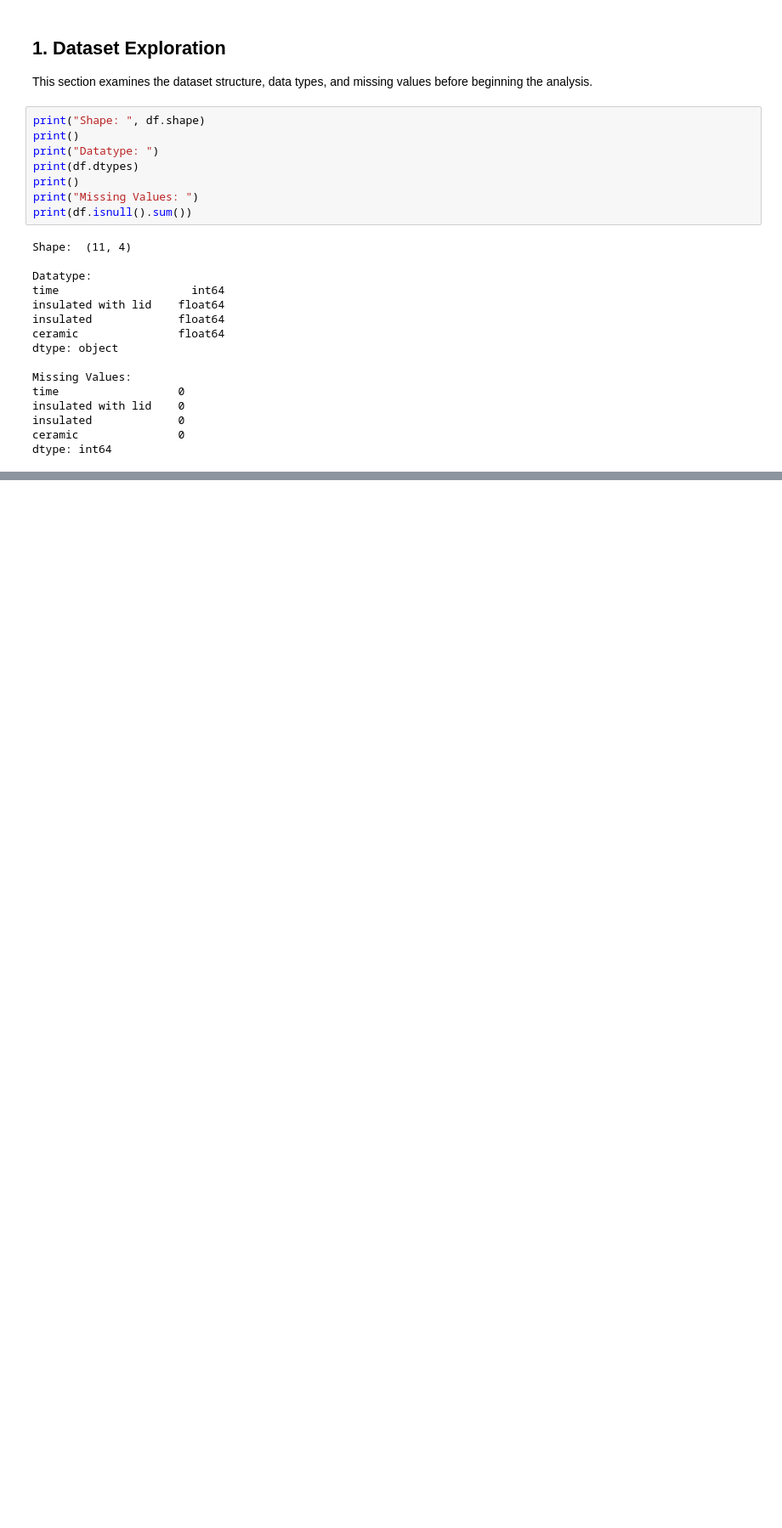
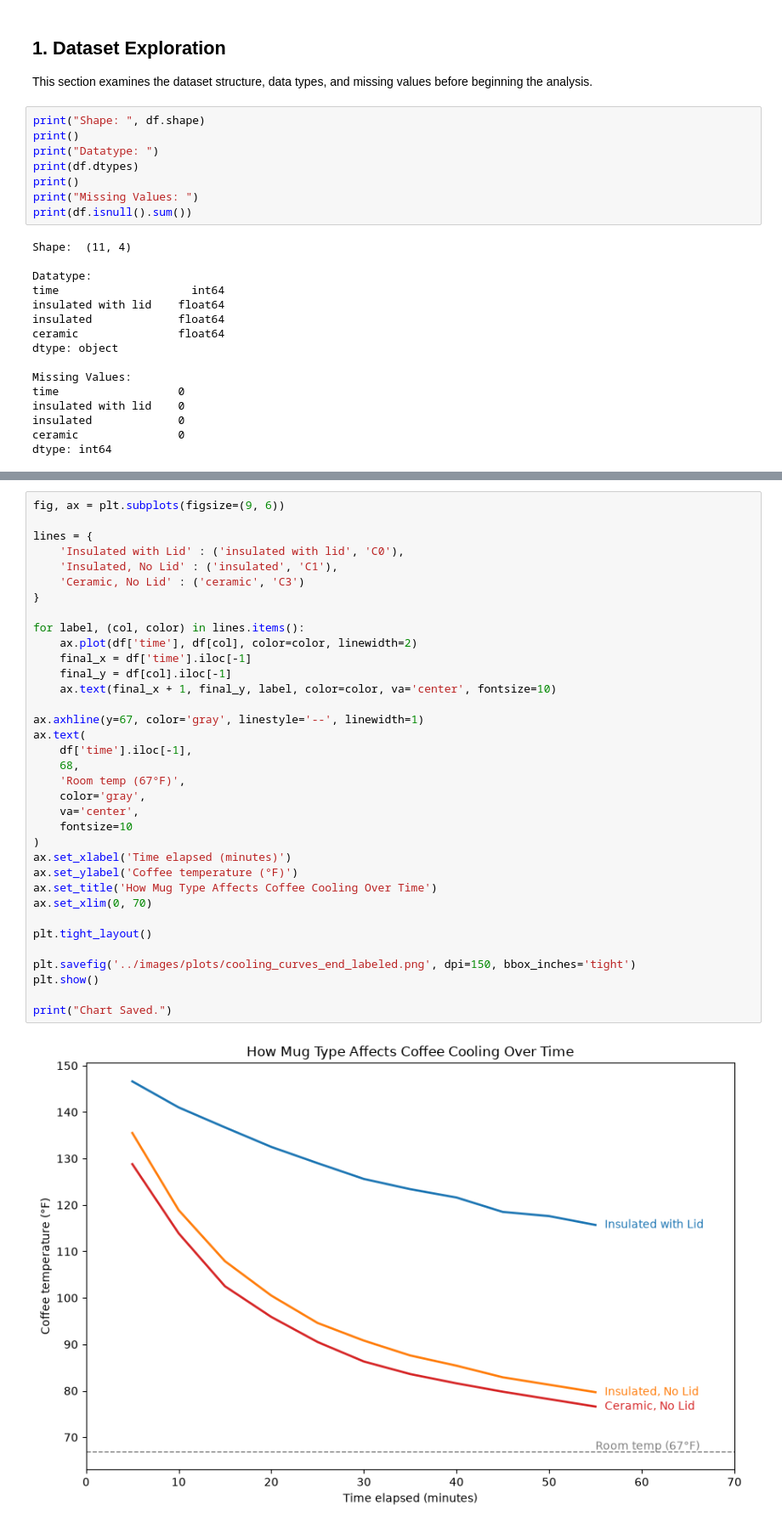
Before and after one commit to dakshita01/data-science-portfolio, a Jupyter notebook: 05-cooling-coffee/notebook/cooling_coffee.ipynb, the cells around one changed output, grey strips where cells are left out. Shown at 85% size. Drawn from its saved outputs; the diff is of its cells as text; blank space fills up the shorter version.

```diff
--- a/05-cooling-coffee/notebook/cooling_coffee.ipynb
+++ b/05-cooling-coffee/notebook/cooling_coffee.ipynb
@@ -56,0 +123,37 @@ dtype: int64
+# %%
+fig, ax = plt.subplots(figsize=(9, 6))
+
+lines = {
+    'Insulated with Lid' : ('insulated with lid', 'C0'),
+    'Insulated, No Lid' : ('insulated', 'C1'),
+    'Ceramic, No Lid' : ('ceramic', 'C3')
+}
+
+for label, (col, color) in lines.items():
+    ax.plot(df['time'], df[col], color=color, linewidth=2)
+    final_x = df['time'].iloc[-1]
+    final_y = df[col].iloc[-1]
+    ax.text(final_x + 1, final_y, label, color=color, va='center', fontsize=10)
+
+ax.axhline(y=67, color='gray', linestyle='--', linewidth=1)
+ax.text(
+    df['time'].iloc[-1],
+    68,
+    'Room temp (67°F)',
+    color='gray',
+    va='center',
+    fontsize=10
+)
+ax.set_xlabel('Time elapsed (minutes)')
+ax.set_ylabel('Coffee temperature (°F)')
+ax.set_title('How Mug Type Affects Coffee Cooling Over Time')
+ax.set_xlim(0, 70)
+
+plt.tight_layout()
+
+plt.savefig('../images/plots/cooling_curves_end_labeled.png', dpi=150, bbox_inches='tight')
+plt.show()
+
+print("Chart Saved.")
+# %% [output]
+[figure, added]
```
Also changed, not shown: parts of 6 cells of this notebook, 2 other files.
